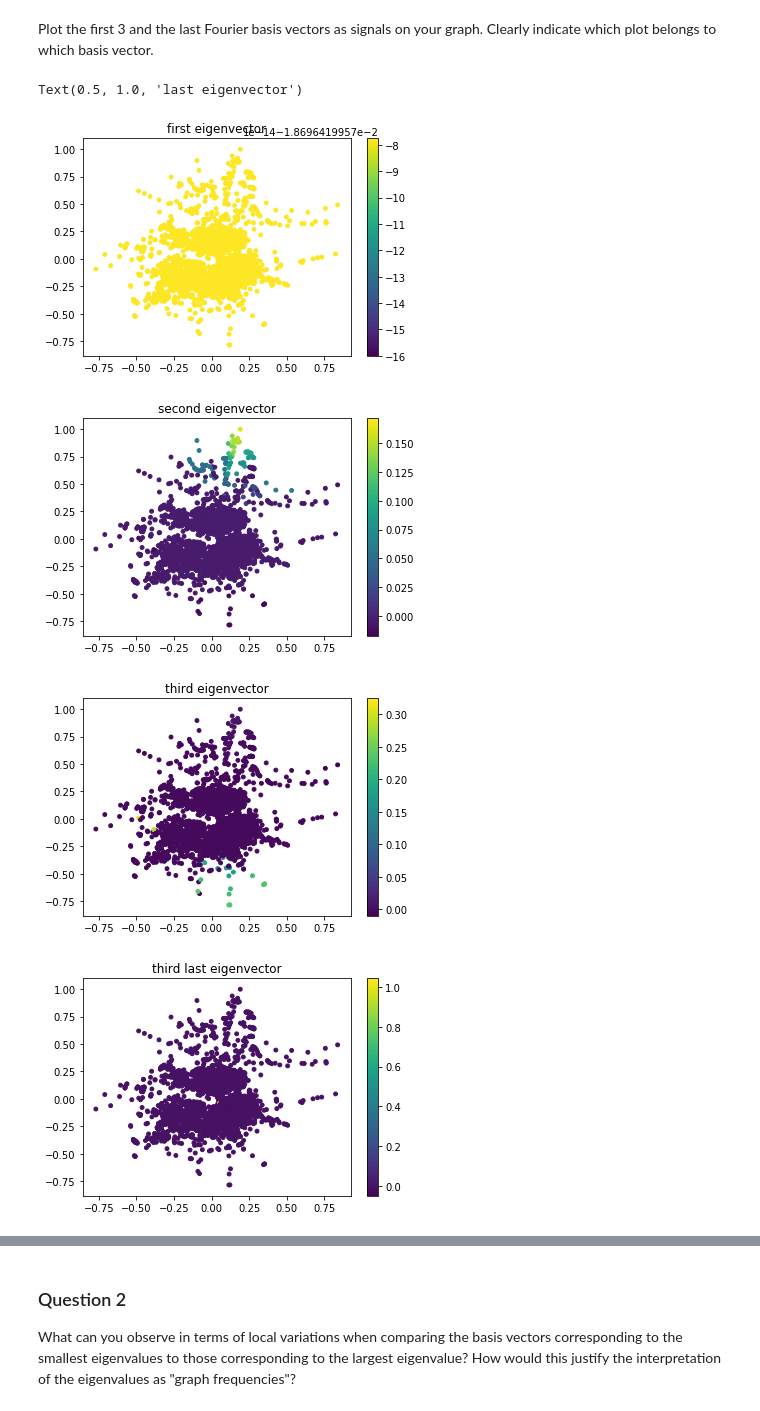
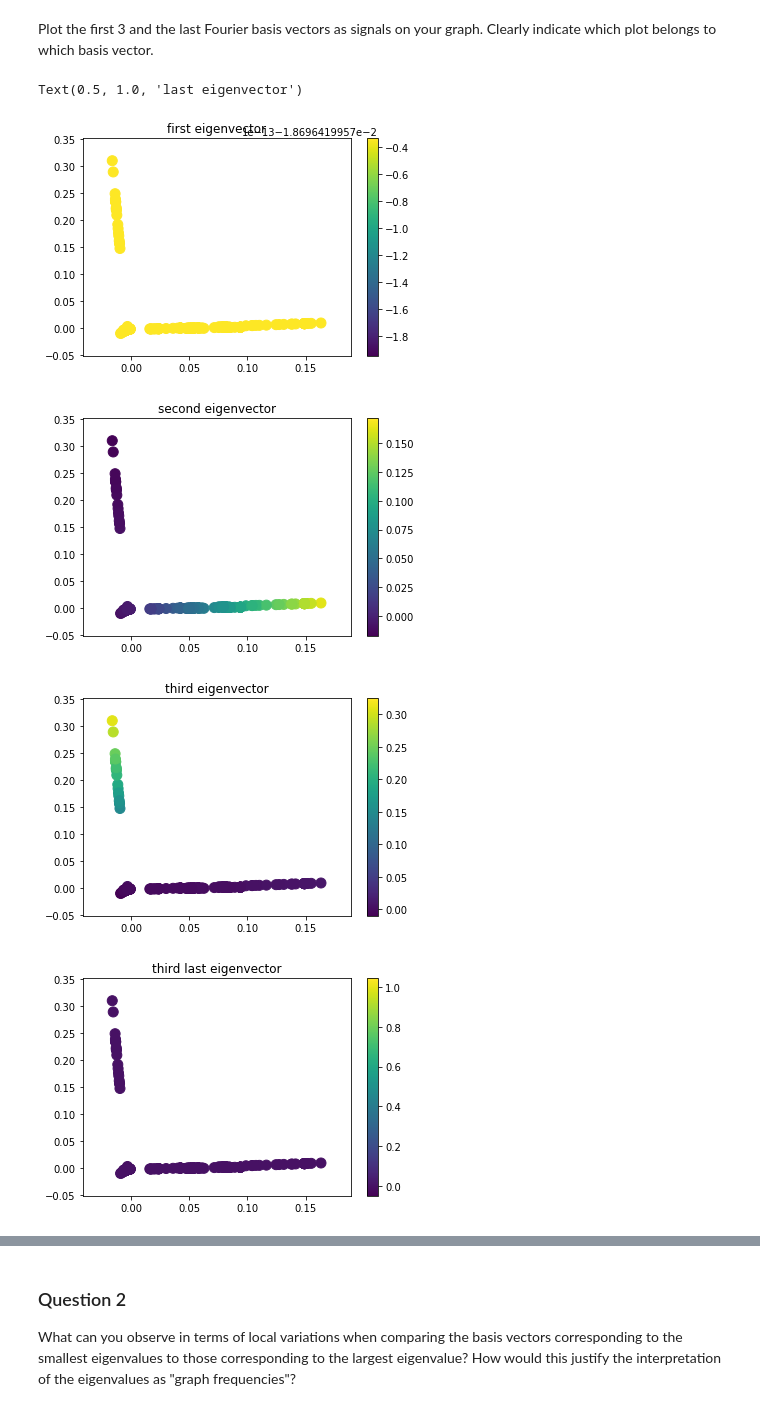
Before and after one commit to dsalathe/group_ntds, a Jupyter notebook: 4_graph_signal_processing.ipynb, the cells around one changed output, grey strips where cells are left out. Drawn from its saved outputs; the diff is of its cells as text; code cells hidden in the pictures.

```diff
--- a/4_graph_signal_processing.ipynb
+++ b/4_graph_signal_processing.ipynb
@@ -175,22 +148,22 @@ graph2 = pg.graphs.Graph(adjacency_c)
 graph1.set_coordinates(U[:, 1:3])  # Laplacian eigenmaps.
 graph2.set_coordinates('spring')  # Force-directed layout.
 # %%
-v_size = 15
-graph2.plot_signal(U[:, 0], vertex_size = v_size)
+v_size = 100
+graph1.plot_signal(U[:, 0], vertex_size = v_size)
 plt.title("first eigenvector")
-graph2.plot_signal(U[:, 1], vertex_size = v_size)
+graph1.plot_signal(U[:, 1], vertex_size = v_size)
 plt.title("second eigenvector")
-graph2.plot_signal(U[:, 2], vertex_size = v_size)
+graph1.plot_signal(U[:, 2], vertex_size = v_size)
 plt.title("third eigenvector")
-graph2.plot_signal(U[:, -3], vertex_size = v_size)
+graph1.plot_signal(U[:, -3], vertex_size = v_size)
 plt.title("third last eigenvector")
-graph2.plot_signal(U[:, -2], vertex_size = v_size)
+graph1.plot_signal(U[:, -2], vertex_size = v_size)
 plt.title("second last eigenvector")
-graph2.plot_signal(U[:, -1], vertex_size = v_size)
+graph1.plot_signal(U[:, -1], vertex_size = v_size)
 plt.title("last eigenvector")
 # %% [output]
 Text(0.5, 1.0, 'last eigenvector')
-[figure, old version]
+[figure, new version]
-[figure, old version]
+[figure, new version]
-[figure, old version]
+[figure, new version]
-[figure, old version]
+[figure, new version]
```
Also changed, not shown: parts of 37 cells of this notebook.
